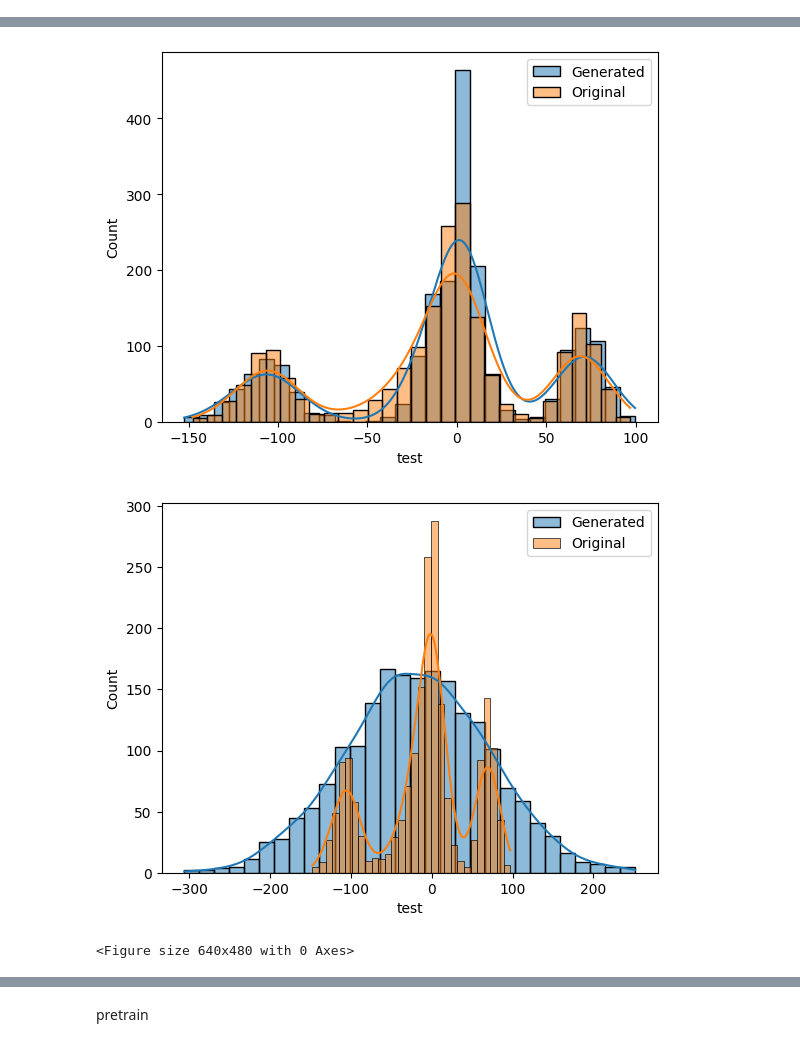
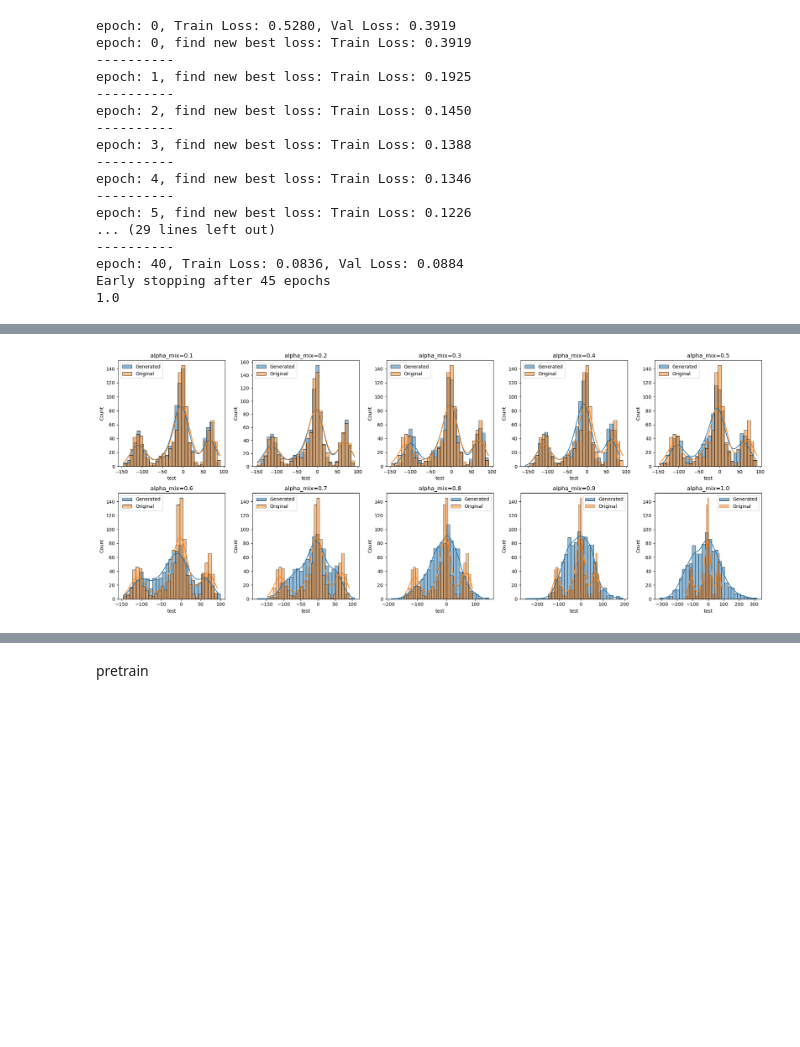
Before and after one commit to miluosi/diffusion-for-learning, a Jupyter notebook: quantile_ddpm.ipynb, the cells around one changed output, grey strips where cells are left out. Cells and saved outputs as stored; diff of their text form; code cells hidden in the pictures; blank space fills up the shorter version.

```diff
--- a/quantile_ddpm.ipynb
+++ b/quantile_ddpm.ipynb
@@ -104,7 +104,7 @@ class con_Backbone(nn.Module):
         return x
 # %%
 class Model(nn.Module):
-    def __init__(self, device, beta_1, beta_T, T, input_dim,con_dim,alpha_mix):
+    def __init__(self, device, beta_1, beta_T, T, input_dim,con_dim,alpha_mix,iftrained=False,trainedmodel=None):
         '''
         The epsilon predictor of diffusion process.
 
@@ -118,7 +118,10 @@ class Model(nn.Module):
         self.device = device
         self.alpha_bars = torch.cumprod(1 - torch.linspace(start = beta_1, end=beta_T, steps=T), dim = 0).to(device = device)
         self.backbone = con_Backbone(T, input_dim,con_dim)
-        self.quantile_backbone = quantile_Backbone(con_dim,1)
+        if iftrained:
+            self.quantile_backbone = trainedmodel
+        else:
+            self.quantile_backbone = quantile_Backbone(con_dim,input_dim)
         self.to(device = self.device)
         self.alpha_mix = alpha_mix
         self.counter = 0
@@ -180,15 +183,15 @@ class Model(nn.Module):
         get_target : if True (training phase), target and sigma is returned with output (epsilon prediction)
         '''
         quantile_output = self.quantile_backbone(con_x)
-        quantile_output = self.alpha_mix*quantile_output + (1-self.alpha_mix)*x
+        quantile_output_mix = self.alpha_mix*quantile_output + (1-self.alpha_mix)*x
         if idx is None:
             idx = torch.randint(0, len(self.alpha_bars), (x.size(0), )).to(device=self.device)
             used_alpha_bars = self.alpha_bars[idx][:, None]
             epsilon = torch.randn_like(x)
-            x_tilde = torch.sqrt(used_alpha_bars) * quantile_output + torch.sqrt(1 - used_alpha_bars) * epsilon
+            x_tilde = torch.sqrt(used_alpha_bars) * quantile_output_mix + torch.sqrt(1 - used_alpha_bars) * epsilon
         else:
             idx = torch.Tensor([idx for _ in range(x.size(0))]).to(device=self.device).long()
-            x_tilde = quantile_output
+            x_tilde = quantile_output_mix
 
         output = self.backbone(x_tilde, con_x, idx)
 
@@ -395,34 +398,29 @@ beta_T = 0.02
 T = 50
 device = torch.device('cuda')
 # %%
-
+fig, axes = plt.subplots(2, 5, figsize=(20, 8))
 targetdim = 1
-alpha = 0.8
-for i, lambda1 in enumerate(np.linspace(0.1, 1, 1)):
-    if i == 10:
-        break
-    model = Model(device, beta_1, beta_T, T, targetdim, condim)
+lambda1 = 0.5
+alpha = 0.05
+for i, alpha_mix in enumerate(np.linspace(0.1, 1, 10)):
+    print(alpha_mix)
+    model = Model(device, beta_1, beta_T, T, targetdim, condim,alpha_mix=alpha_mix,iftrained=False,trainedmodel=None)
     optimizer = torch.optim.Adam(list(model.backbone.parameters()) + list(model.quantile_backbone.parameters()), lr=1e-3)
     traincon_ddpm(model, optimizer, 100, 1, lambda1, alpha, sca_traindata_loader_5, sca_valdata_loader_5, 10)
     model.eval()
     diffusion = DiffusionProcess(beta_1, beta_T, T, model, device, 1, condim)
     sampling_number = sca_X_test_5.shape[0]
     only_final = True
-    process = DiffusionProcess(beta_1, beta_T, T, model, device, (1,),torch.Tensor(sca_X_test_5[:,:-1]).cuda())
-    sample = process.sampling(sampling_number,torch.Tensor(sca_X_test_5[:,:-1]).cuda(),only_final)
-    print(sample)
+    process = DiffusionProcess(beta_1, beta_T, T, model, device, (1,), torch.Tensor(sca_X_test_5[:,:-1]).cuda())
+    sample = process.sampling(sampling_number, torch.Tensor(sca_X_test_5[:,:-1]).cuda(), only_final)
     trandatacvae = scay5.inverse_transform(sample.cpu().detach().numpy())
-    print(trandatacvae.mean())
-    tr = scay5.inverse_transform(model.quantile_backbone(torch.Tensor(sca_X_test_5[:,:-1]).cuda()).cpu().detach().numpy())
-    sns.histplot(tr, kde=True, bins=30, label='Generated')
-    sns.histplot(resultdata['test'], kde=True, bins=30, label='Original')
-    plt.legend()  # 添加图例
-    plt.show()
-    sns.histplot(trandatacvae, kde=True, bins=30, label='Generated')
-    sns.histplot(resultdata['test'], kde=True, bins=30, label='Original')
-    plt.legend()  # 添加图例
-    plt.show()
+    ax = axes[i // 5, i % 5]
+    sns.histplot(trandatacvae, kde=True, bins=30, label='Generated', ax=ax)
+    sns.histplot(resultdata['test'], kde=True, bins=30, label='Original', ax=ax)
+    ax.legend()
+    ax.set_title(f'alpha_mix={alpha_mix:.1f}')
 
 plt.tight_layout()
+plt.savefig('generated_alpha_traintogether.png')
 plt.show()
 # %% [output]
@@ -445,0 +563,17 @@ epoch: 5, find new best loss: Train Loss: 0.1325
+epoch: 0, Train Loss: 0.5280, Val Loss: 0.3919
+epoch: 0, find new best loss: Train Loss: 0.3919
+----------
+epoch: 1, find new best loss: Train Loss: 0.1925
+----------
+epoch: 2, find new best loss: Train Loss: 0.1450
+----------
+epoch: 3, find new best loss: Train Loss: 0.1388
+----------
+epoch: 4, find new best loss: Train Loss: 0.1346
+----------
+epoch: 5, find new best loss: Train Loss: 0.1226
+... (29 lines left out)
+----------
+epoch: 40, Train Loss: 0.0836, Val Loss: 0.0884
+Early stopping after 45 epochs
+1.0
@@ -446,3 +597 @@ epoch: 5, find new best loss: Train Loss: 0.1325
-[figure, old version]
+[figure, new version]
-[figure, removed]
-<Figure size 640x480 with 0 Axes>
```
Also changed, not shown: parts of 10 cells of this notebook.
